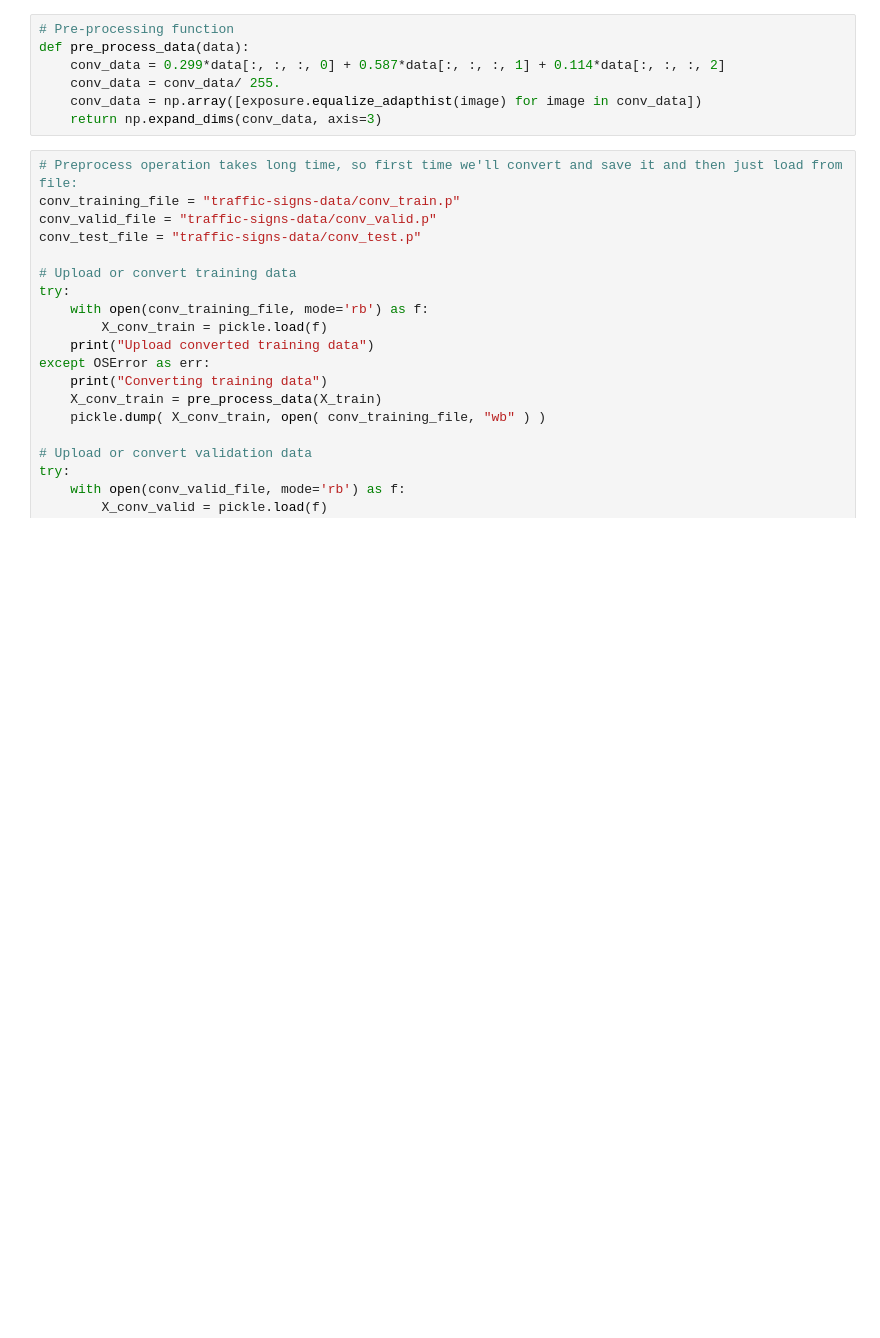
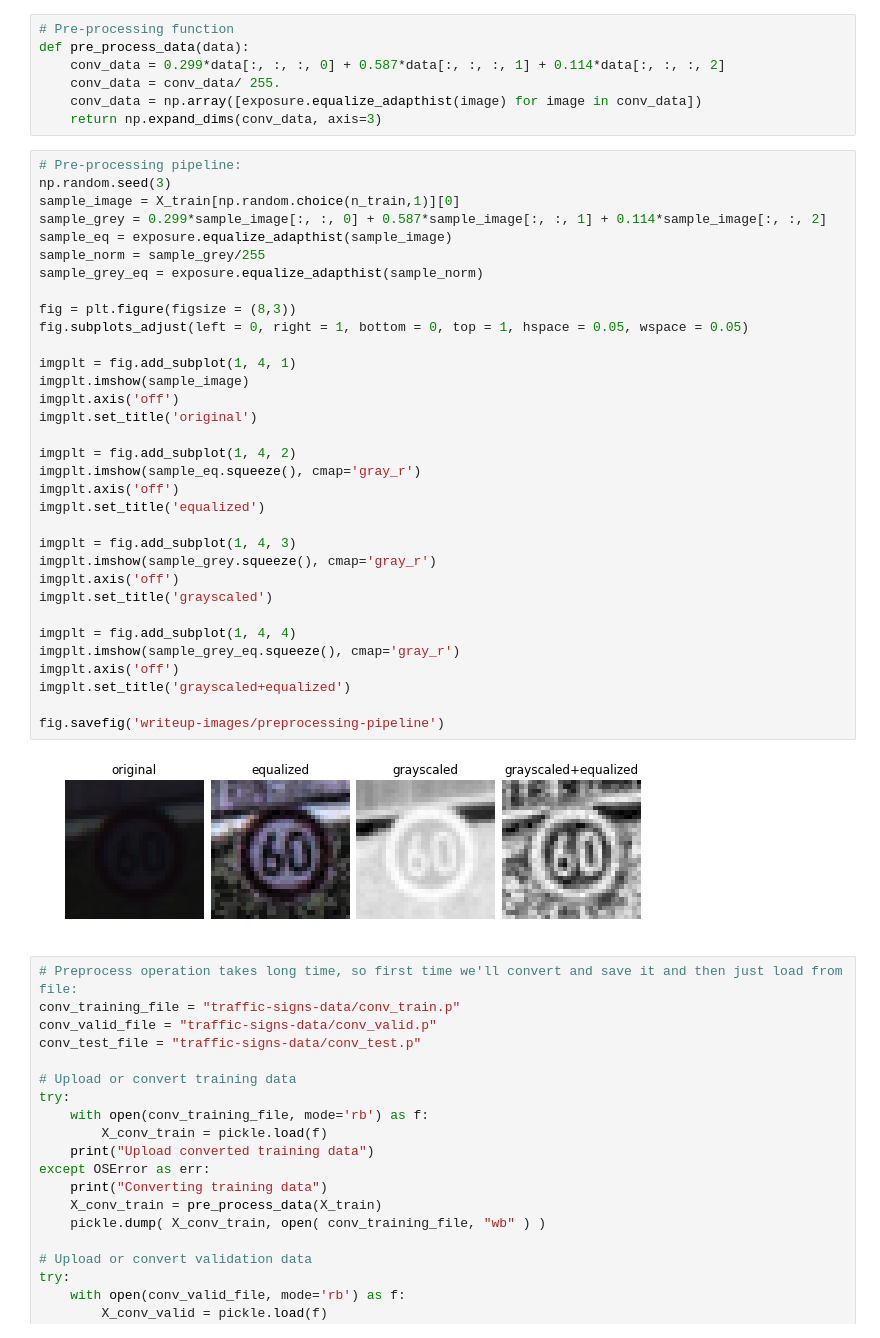
Before and after one commit to raulsolera/CarND-Traffic-Sign-Classifier-Project, a Jupyter notebook: Traffic_Sign_Classifier_final.ipynb, the cells around one changed output. Saved outputs shown, nothing was run; the diff lists cells and outputs as text; blank space fills up the shorter version.

```diff
--- a/Traffic_Sign_Classifier_final.ipynb
+++ b/Traffic_Sign_Classifier_final.ipynb
@@ -235,6 +274,41 @@ def pre_process_data(data):
     conv_data = conv_data/ 255.
     conv_data = np.array([exposure.equalize_adapthist(image) for image in conv_data])
     return np.expand_dims(conv_data, axis=3)
+# %%
+# Pre-processing pipeline:
+np.random.seed(3)
+sample_image = X_train[np.random.choice(n_train,1)][0]
+sample_grey = 0.299*sample_image[:, :, 0] + 0.587*sample_image[:, :, 1] + 0.114*sample_image[:, :, 2]
+sample_eq = exposure.equalize_adapthist(sample_image)
+sample_norm = sample_grey/255
+sample_grey_eq = exposure.equalize_adapthist(sample_norm)
+
+fig = plt.figure(figsize = (8,3))
+fig.subplots_adjust(left = 0, right = 1, bottom = 0, top = 1, hspace = 0.05, wspace = 0.05)
+
+imgplt = fig.add_subplot(1, 4, 1)
+imgplt.imshow(sample_image)
+imgplt.axis('off')
+imgplt.set_title('original')
+
+imgplt = fig.add_subplot(1, 4, 2)
+imgplt.imshow(sample_eq.squeeze(), cmap='gray_r')
+imgplt.axis('off')
+imgplt.set_title('equalized')
+
+imgplt = fig.add_subplot(1, 4, 3)
+imgplt.imshow(sample_grey.squeeze(), cmap='gray_r')
+imgplt.axis('off')
+imgplt.set_title('grayscaled')
+
+imgplt = fig.add_subplot(1, 4, 4)
+imgplt.imshow(sample_grey_eq.squeeze(), cmap='gray_r')
+imgplt.axis('off')
+imgplt.set_title('grayscaled+equalized')
+
+fig.savefig('writeup-images/preprocessing-pipeline')
+# %% [output]
+[figure, added]
 # %%
 # Preprocess operation takes long time, so first time we'll convert and save it and then just load from file:
 conv_training_file = "traffic-signs-data/conv_train.p"
```
Also changed, not shown: parts of 33 cells of this notebook, 2 other files.
